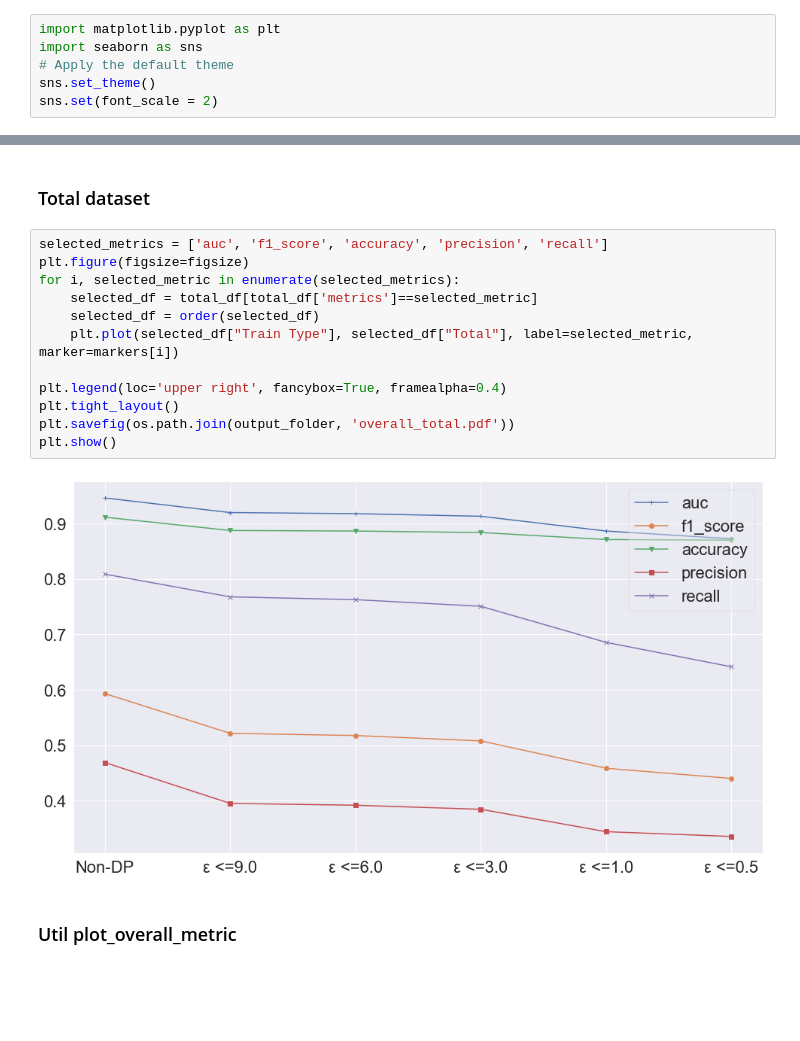
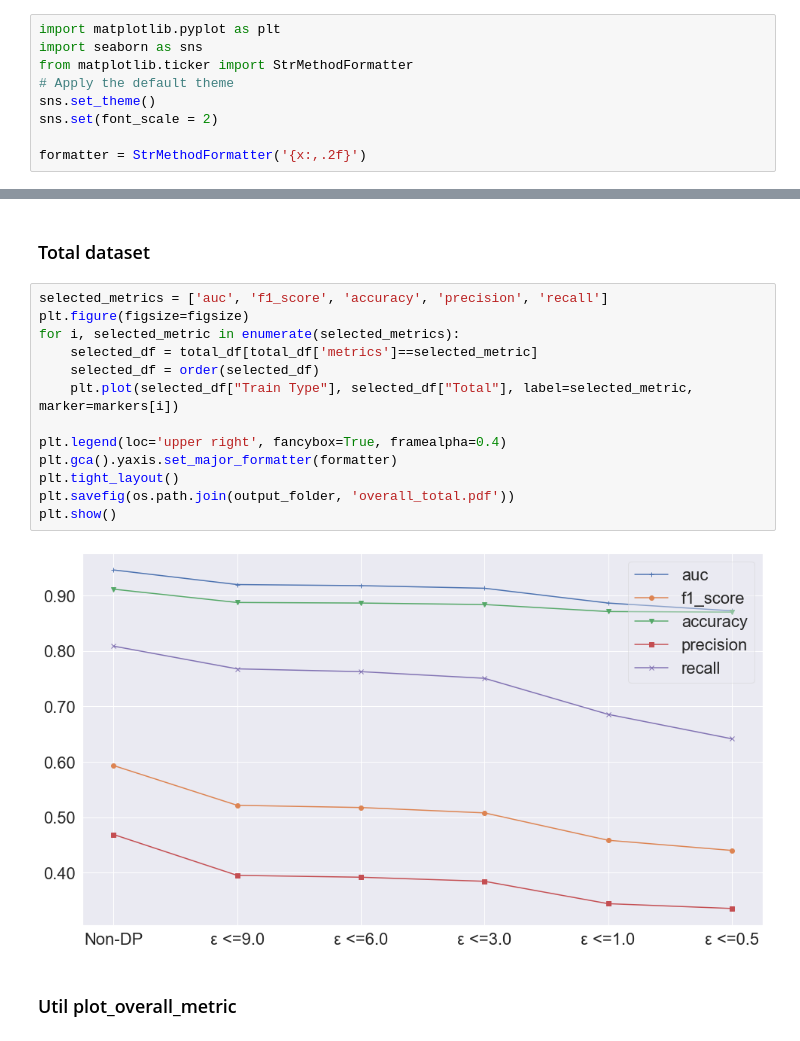
Before and after one commit to khairulislam/DP-on-NLP-Bias, a Jupyter notebook: src/jigsaw/average results and plot.ipynb, the cells around one changed output, grey strips where cells are left out. Saved outputs shown, nothing was run; the diff lists cells and outputs as text; blank space fills up the shorter version.

```diff
--- a/src/jigsaw/average results and plot.ipynb
+++ b/src/jigsaw/average results and plot.ipynb
@@ -74,9 +74,12 @@ for epsilon in ['None']+epsilon_list:
 # %%
 import matplotlib.pyplot as plt
 import seaborn as sns
+from matplotlib.ticker import StrMethodFormatter
 # Apply the default theme
 sns.set_theme()
 sns.set(font_scale = 2)
+
+formatter = StrMethodFormatter('{x:,.2f}')
 # %% [markdown]
 ## Boxplot
 # %%
@@ -167,17 +167,18 @@ total_df[total_df['metrics'].isin(['accuracy', 'f1_score', 'auc'])][['metrics',
 # %%
 selected_metrics = ['auc', 'f1_score', 'accuracy', 'precision', 'recall']
 plt.figure(figsize=figsize)
 for i, selected_metric in enumerate(selected_metrics):
     selected_df = total_df[total_df['metrics']==selected_metric]
     selected_df = order(selected_df)
     plt.plot(selected_df["Train Type"], selected_df["Total"], label=selected_metric, marker=markers[i])
 
 plt.legend(loc='upper right', fancybox=True, framealpha=0.4)
+plt.gca().yaxis.set_major_formatter(formatter)
 plt.tight_layout()
 plt.savefig(os.path.join(output_folder, 'overall_total.pdf'))
 plt.show()
 # %% [output]
-[figure, old version]
+[figure, new version]
 # %% [markdown]
 ### Util plot_overall_metric
 # %%
```
Also changed, not shown: parts of 9 cells of this notebook, 22 other files.
